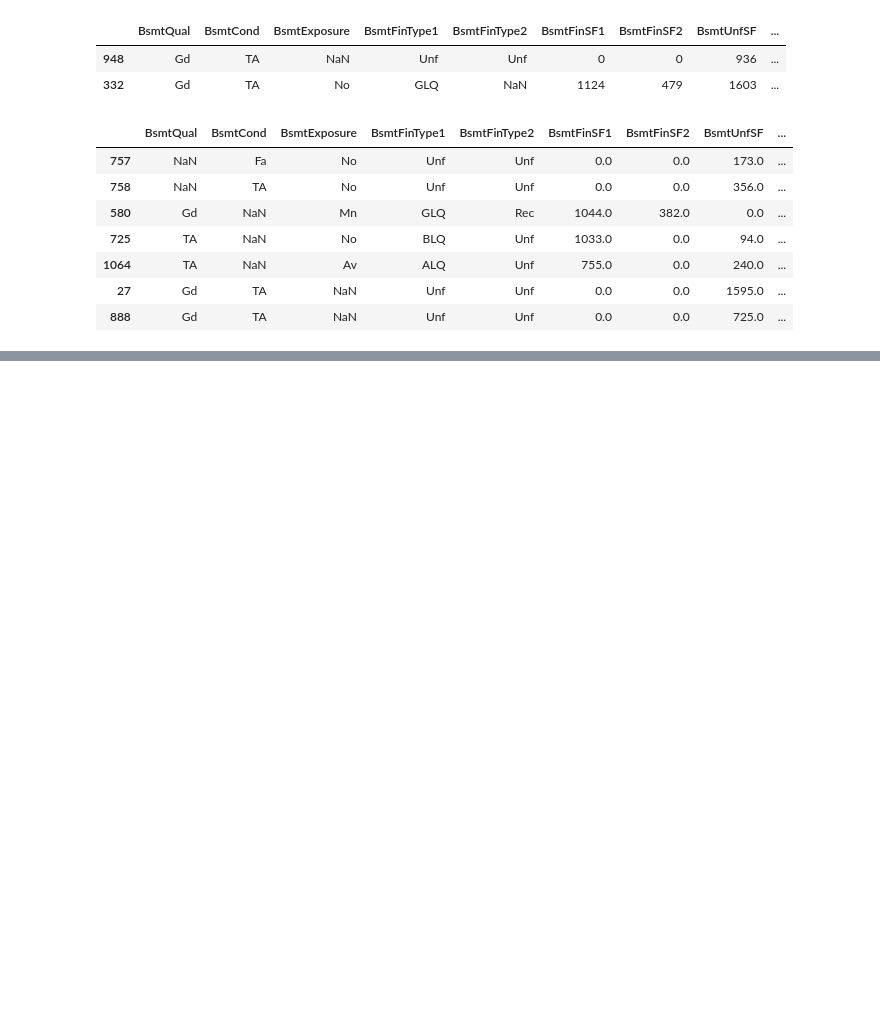
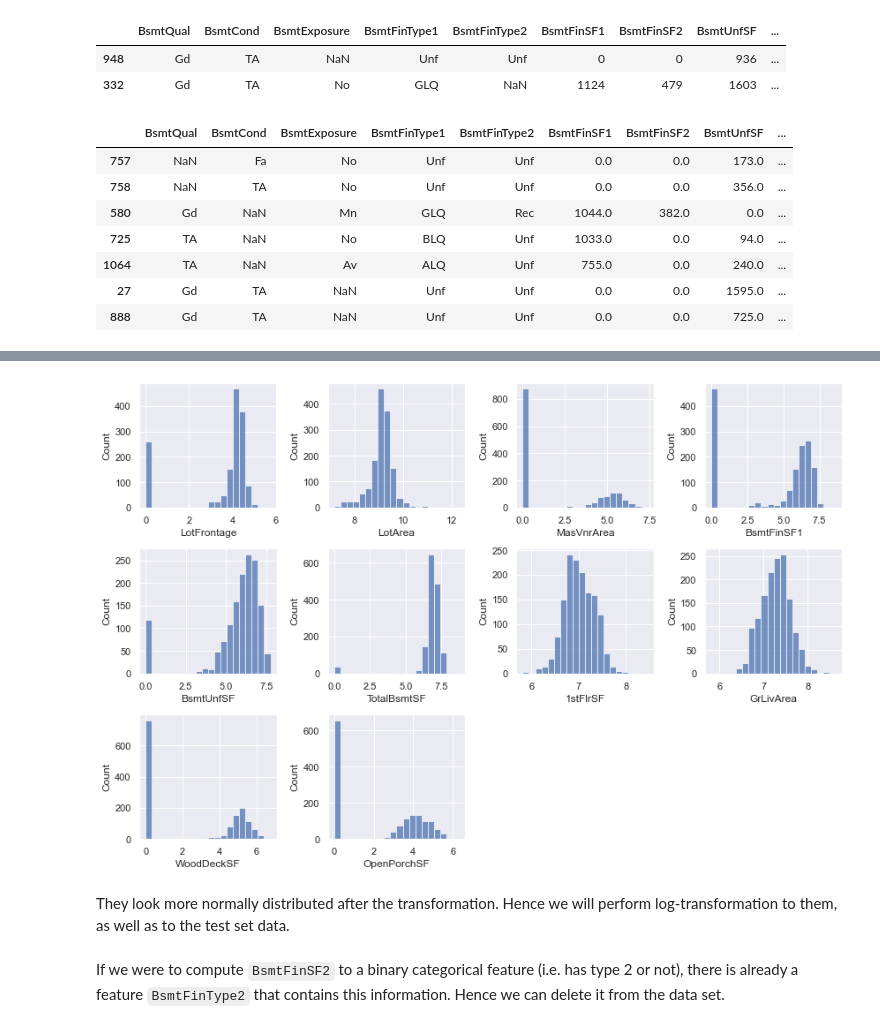
Before and after one commit to yulun-cd/houseprice-prediction, a Jupyter notebook: hp_workbook.ipynb, the cells around one changed output, grey strips where cells are left out. Saved outputs shown, nothing was run; the diff lists cells and outputs as text; code cells hidden in the pictures; blank space fills up the shorter version.

```diff
--- a/hp_workbook.ipynb
+++ b/hp_workbook.ipynb
@@ -374,0 +579,32 @@ pd.DataFrame(df_test.loc[df_test['BsmtCond'] == 'None', basement_features].value
+# %%
+# classify some numerical features to categorical features
+num_to_cat = ['MSSubClass', 'OverallQual', 'OverallCond', 'YearBuilt', 'YearRemodAdd',
+              'GarageYrBlt', 'MoSold', 'YrSold']
+
+for col in num_to_cat:
+    num_cols.remove(col)
+    cat_cols.append(col)
+
+# we also need to set their data types to str
+X[num_to_cat] = X[num_to_cat].astype(str)
+X_test[num_to_cat] = X_test[num_to_cat].astype(str)
+# %%
+# list features with questionable distribution
+non_normal = ['LotFrontage', 'LotArea', 'MasVnrArea', 'BsmtFinSF1', 'BsmtUnfSF', 'TotalBsmtSF',
+              '1stFlrSF', 'GrLivArea', 'WoodDeckSF', 'OpenPorchSF']
+# %%
+plt.figure(figsize=(12, 8))
+
+for i, col in enumerate(non_normal):
+    plt.subplot(3, 4, i+1)
+    if X[col].min():
+        sns.histplot(x=np.log(X[col]), bins=20)
+    else:
+        sns.histplot(x=np.log(X[col]+1), bins=20)
+
+plt.tight_layout()
+plt.show()
+# %% [output]
+[figure, added]
+# %% [markdown]
+They look more normally distributed after the transformation. Hence we will perform log-transformation to them, as well as to the test set data.
@@ -374,0 +626,2 @@ pd.DataFrame(df_test.loc[df_test['BsmtCond'] == 'None', basement_features].value
+# %% [markdown]
+If we were to compute `BsmtFinSF2` to a binary categorical feature (i.e. has type 2 or not), there is already a feature `BsmtFinType2` that contains this information. Hence we can delete it from the data set.
```
Also changed, not shown: parts of 100 cells of this notebook.
